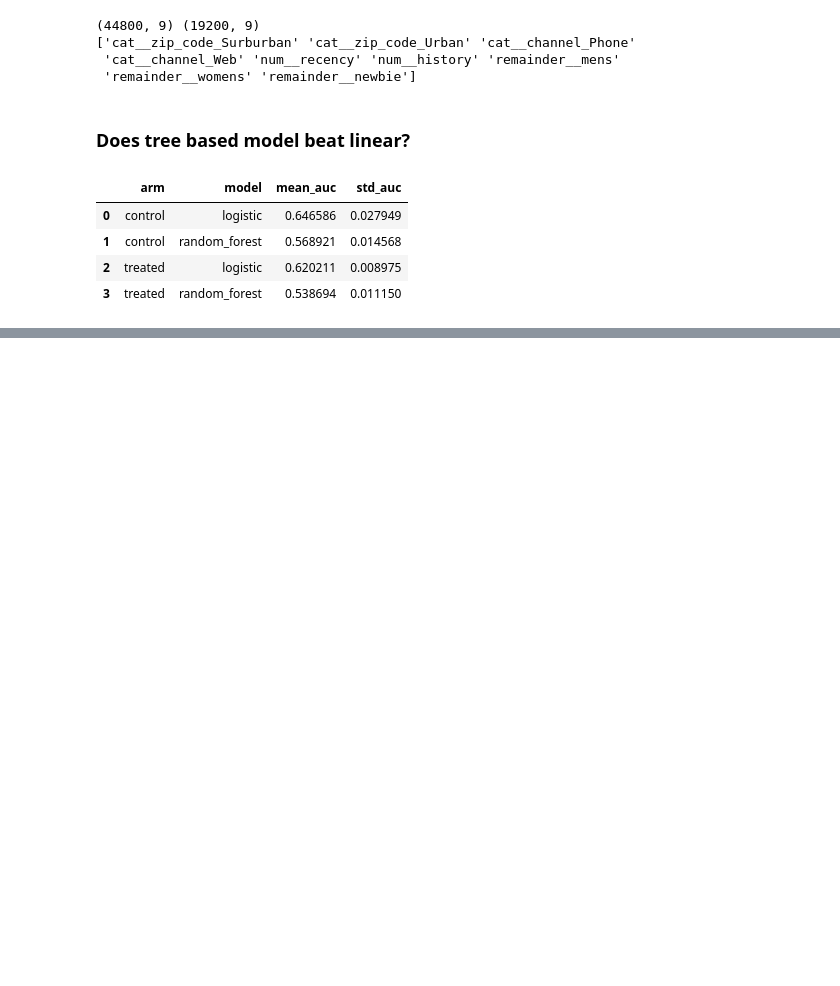
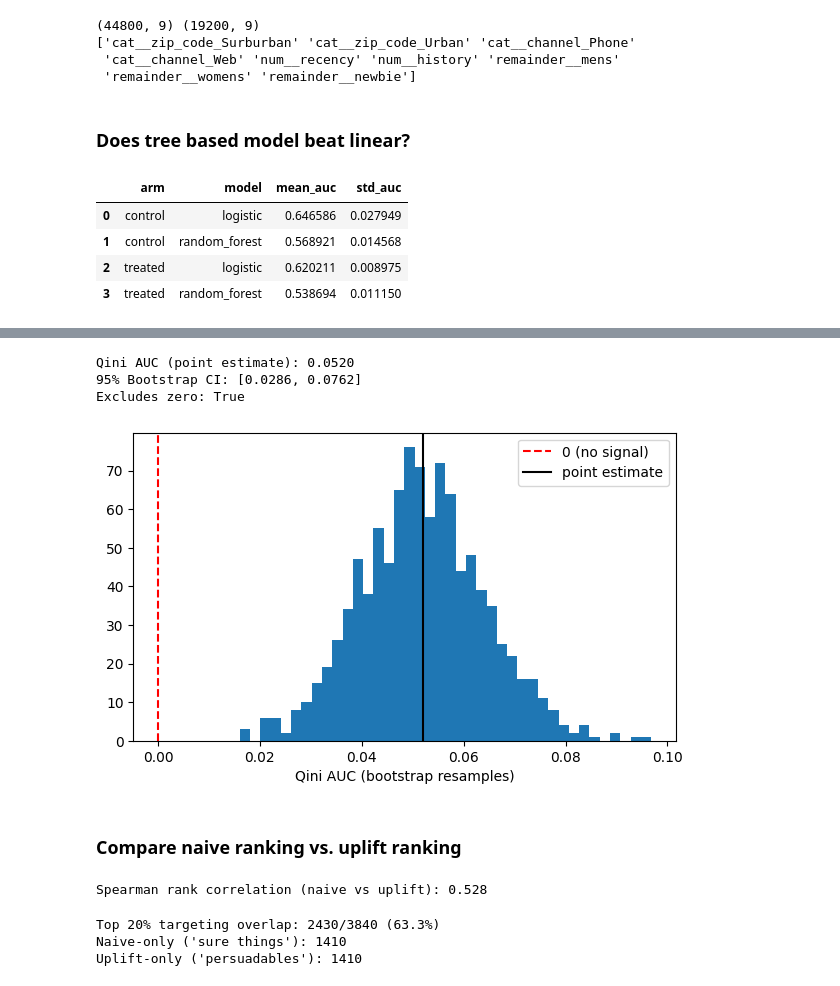
Before and after one commit to ChunLiuNY/hillstrom-uplift-model, a Jupyter notebook: uplift_modeling.ipynb, the cells around one changed output, grey strips where cells are left out. Saved outputs shown, nothing was run; the diff lists cells and outputs as text; code cells hidden in the pictures; blank space fills up the shorter version.

```diff
--- a/uplift_modeling.ipynb
+++ b/uplift_modeling.ipynb
@@ -436,0 +512,79 @@ pd.DataFrame(results)
+# %%
+# Check the boostrap CI
+
+import numpy as np
+
+n_bootstrap = 1000
+rng = np.random.default_rng(42)
+n = len(y_test)
+
+y_test_arr = np.asarray(y_test)
+treatment_test_arr = np.asarray(treatment_test)
+
+bootstrap_scores = []
+
+for _ in range(n_bootstrap):
+    idx = rng.integers(0, n, size=n)
+    score = qini_auc_score(
+        y_true=y_test_arr[idx],
+        uplift=uplift_test[idx],
+        treatment=treatment_test_arr[idx],
+    )
+    bootstrap_scores.append(score)
+
+bootstrap_scores = np.array(bootstrap_scores)
+ci_lower, ci_upper = np.percentile(bootstrap_scores, [2.5, 97.5])
+
+print(f"Qini AUC (point estimate): {qini_score:.4f}")
+print(f"95% Bootstrap CI: [{ci_lower:.4f}, {ci_upper:.4f}]")
+print(f"Excludes zero: {ci_lower > 0}")
+
+plt.figure(figsize=(7, 4))
+plt.hist(bootstrap_scores, bins=40)
+plt.axvline(0, color='red', linestyle='--', label='0 (no signal)')
+plt.axvline(qini_score, color='black', linestyle='-', label='point estimate')
+plt.xlabel('Qini AUC (bootstrap resamples)')
+plt.legend()
+plt.show()
+# %% [output]
+Qini AUC (point estimate): 0.0520
+95% Bootstrap CI: [0.0286, 0.0762]
+Excludes zero: True
+[figure, added]
+# %% [markdown]
+### Compare naive ranking vs. uplift ranking
+# %%
+from scipy.stats import spearmanr
+
+# same fitted model, two different questions:
+# naive: "who's likely to visit if emailed" -> mu1_test alone
+# uplift: "who visits BECAUSE they were emailed" -> mu1_test - mu0_test
+comparison = test_df.copy()
+comparison['naive_score'] = mu1_test
+comparison['uplift_score'] = uplift_test
+
+# overall agreement between the two rankings
+corr, _ = spearmanr(comparison['naive_score'], comparison['uplift_score'])
+print(f"Spearman rank correlation (naive vs uplift): {corr:.3f}")
+# %% [output]
+Spearman rank correlation (naive vs uplift): 0.528
+# %%
+# define a targeting budget and compare who each ranking would select
+k_frac = 0.20
+n_top = int(len(comparison) * k_frac)
+
+naive_top_idx = comparison['naive_score'].nlargest(n_top).index
+uplift_top_idx = comparison['uplift_score'].nlargest(n_top).index
+
+naive_top, uplift_top = set(naive_top_idx), set(uplift_top_idx)
+overlap = naive_top & uplift_top
+only_naive = naive_top - uplift_top     # "sure things": naive would target, uplift says skip
+only_uplift = uplift_top - naive_top    # "persuadables": naive would skip, uplift says target
+
+print(f"Top {k_frac:.0%} targeting overlap: {len(overlap)}/{n_top} ({len(overlap)/n_top:.1%})")
+print(f"Naive-only ('sure things'): {len(only_naive)}")
+print(f"Uplift-only ('persuadables'): {len(only_uplift)}")
+# %% [output]
+Top 20% targeting overlap: 2430/3840 (63.3%)
+Naive-only ('sure things'): 1410
+Uplift-only ('persuadables'): 1410
```
Also changed, not shown: parts of 11 cells of this notebook.
